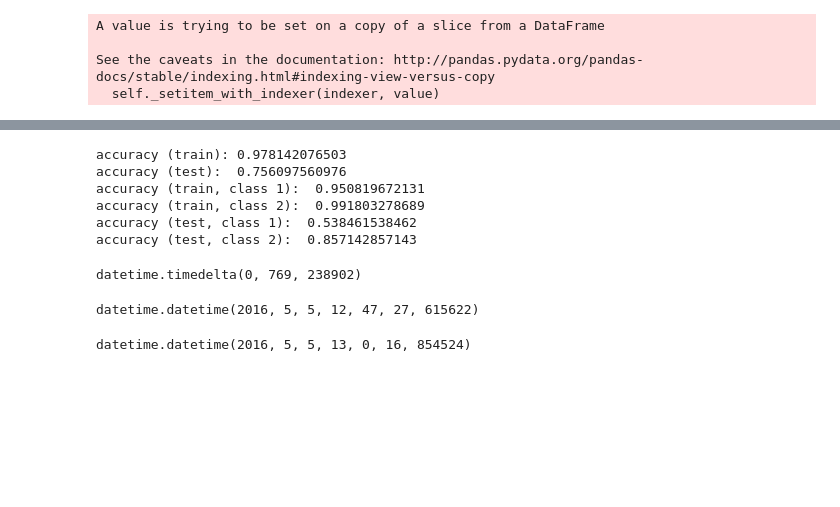
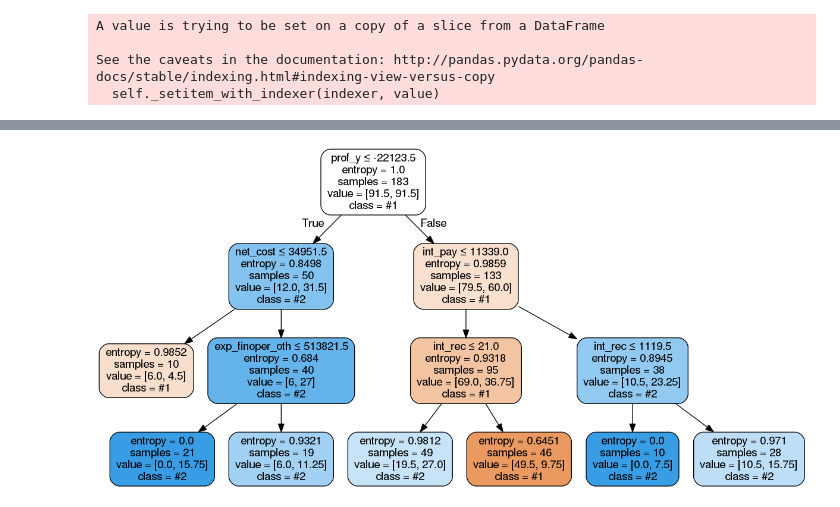
Before and after one commit to EremeykinS/final, a Jupyter notebook: final test.ipynb, the cells around one changed output, grey strips where cells are left out. Drawn from its saved outputs; the diff is of its cells as text; code cells hidden in the pictures; blank space fills up the shorter version.

Commit message:
the best Tree

```diff
--- a/final test.ipynb
+++ b/final test.ipynb
@@ -162,18 +116,0 @@ accuracy (test, class 2):  0.553571428571
-# %%
-grid = {'n_estimators': np.hstack([np.arange(2, 20, 1), np.arange(20, 200, 10), np.arange(200, 2000, 100)]), 'max_features': np.arange(1, len(X.columns), 1), 'max_depth':np.arange(1, 10, 1), 'min_samples_leaf':np.arange(1, 24, 3)}
-cv = KFold(y_train.size, n_folds=5, shuffle=True, random_state=1580)
-# создание леса
-clf = RandomForestClassifier(random_state=1580, criterion='entropy', class_weight='balanced')
-gs = grid_search.GridSearchCV(clf, grid, scoring='accuracy', cv=cv, n_jobs=2)
-gs.fit(X_train, y_train)
-
-gs.best_params_
-# %%
-grid = {'n_estimators': np.hstack([np.arange(2, 20, 2), np.arange(20, 200, 20)]), 'max_features': np.arange(1, len(X.columns), 5), 'max_depth':np.arange(2, 10, 2), 'min_samples_leaf':np.arange(3, 26, 3)}
-cv = KFold(y_train.size, n_folds=5, shuffle=True, random_state=1580)
-# создание леса
-clf = RandomForestClassifier(random_state=1580, criterion='entropy', class_weight='balanced')
-gs = grid_search.GridSearchCV(clf, grid, scoring='accuracy', cv=cv, n_jobs=2)
-gs.fit(X_train, y_train)
-
-gs.best_params_
@@ -185,14 +116,0 @@ gs.best_params_
-# %%
-import datetime
-t1=datetime.datetime.now()
-X_train = pd.concat([X_train[y_train==2].head(122), X_train[y_train==1]])
-y_train = pd.concat([y_train[y_train==2].head(122), y_train[y_train==1]])
-grid = {'n_estimators': np.hstack([np.arange(120, 200, 20), np.arange(200, 1400, 150)]), 'max_features': np.arange(1, len(X.columns), 5), 'max_depth':np.arange(2, 7, 2), 'min_samples_leaf':np.arange(3, 26, 6)}
-cv = KFold(y_train.size, n_folds=5, shuffle=True, random_state=1580)
-# создание леса
-clf = RandomForestClassifier(random_state=1580, criterion='entropy', class_weight='balanced')
-gs = grid_search.GridSearchCV(clf, grid, scoring='accuracy', cv=cv, n_jobs=4)
-gs.fit(X_train, y_train)
-t2=datetime.datetime.now()
-
-gs.best_params_
@@ -201,37 +117,11 @@ gs.best_params_
-# %%
-lr = gs.best_estimator_
-# вычисление качества предсказания на обучающей выборке
-print('accuracy (train):', accuracy_score(y_train, lr.predict(X_train)))
-# предсказание
-y_pred = lr.predict(X_test)
-# вычисление качества предсказания на проверочной выборке
-print('accuracy (test): ', accuracy_score(y_test, y_pred))
-# вычисление качества отдельно для каждого класса
-y_train_pred1 = lr.predict(X_train[data['group']==1])
-y_train_pred2 = lr.predict(X_train[data['group']==2])
-y_test_pred1 = lr.predict(X_test[data['group']==1])
-y_test_pred2 = lr.predict(X_test[data['group']==2])
-
-print('accuracy (train, class 1): ', accuracy_score(y_train[y_train==1], y_train_pred1))
-print('accuracy (train, class 2): ', accuracy_score(y_train[y_train==2], y_train_pred2))
-print('accuracy (test, class 1): ', accuracy_score(y_test[y_test==1], y_test_pred1))
-print('accuracy (test, class 2): ', accuracy_score(y_test[y_test==2], y_test_pred2))
-# %% [output]
-accuracy (train): 0.978142076503
-accuracy (test):  0.756097560976
-accuracy (train, class 1):  0.950819672131
-accuracy (train, class 2):  0.991803278689
-accuracy (test, class 1):  0.538461538462
-accuracy (test, class 2):  0.857142857143
-# %%
-t2-t1
-# %% [output]
-datetime.timedelta(0, 769, 238902)
-# %%
-t1
-# %% [output]
-datetime.datetime(2016, 5, 5, 12, 47, 27, 615622)
-# %%
-t2
-# %% [output]
-datetime.datetime(2016, 5, 5, 13, 0, 16, 854524)
+# %%
+from sklearn.externals.six import StringIO
+import pydotplus
+dot_data = StringIO()
+from IPython.display import Image
+dot_data = StringIO()
+tree.export_graphviz(tr, out_file=dot_data, feature_names=list(X_train.columns), class_names=['#'+str(cl) for cl in classes], filled=True, rounded=True, special_characters=True)
+graphs = pydotplus.graph_from_dot_data(dot_data.getvalue())
+Image(graphs.create_png())
+# %% [output]
+[figure, added]
```
Also changed, not shown: parts of 10 cells of this notebook.
